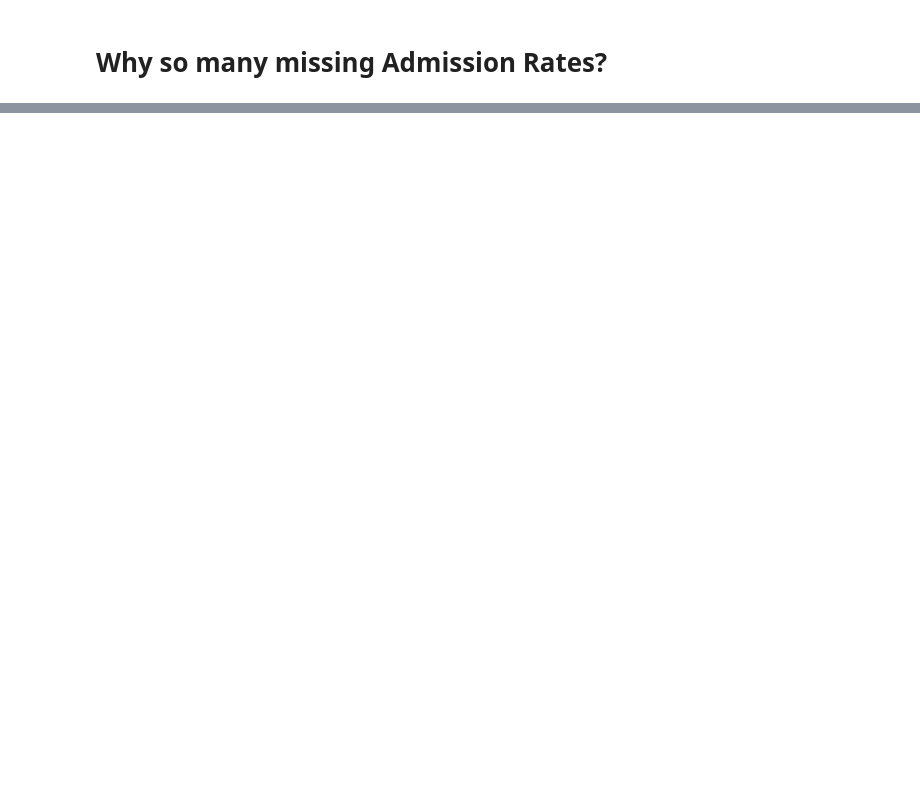
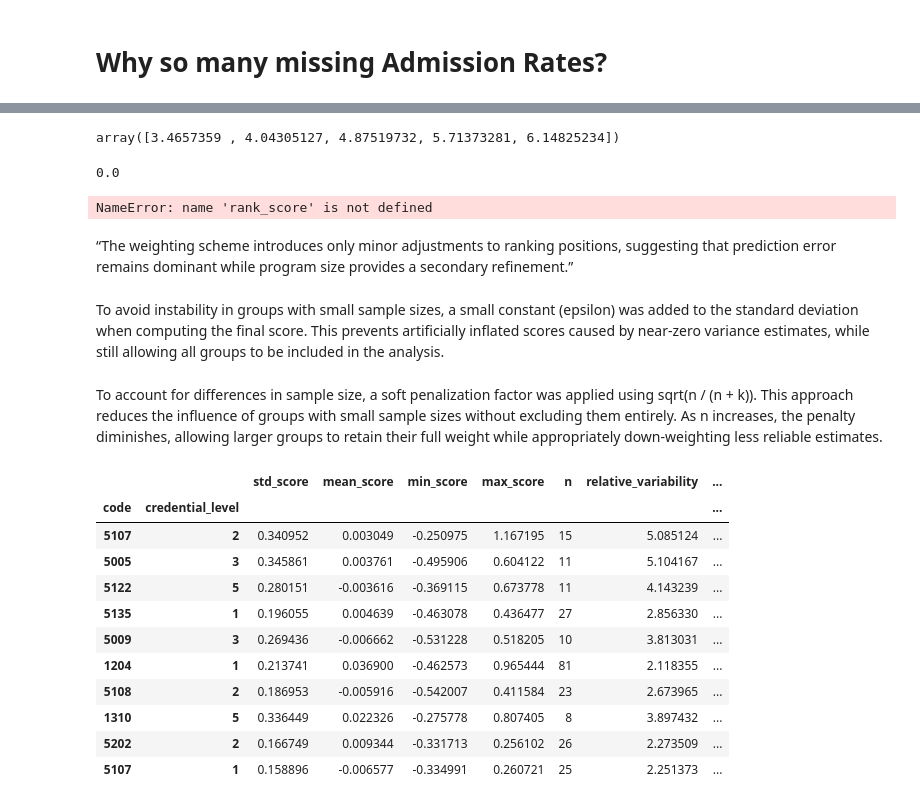
Before and after one commit to sebastianhonorat-dev/CAP_3764_2026_Spring_Team_6, a Jupyter notebook: notebooks/setup_residual_ranking.ipynb, the cells around one changed output, grey strips where cells are left out. Cells and saved outputs as stored; diff of their text form; code cells hidden in the pictures; blank space fills up the shorter version.

Commit message:
completed ML residual ranking

```diff
--- a/notebooks/setup_residual_ranking.ipynb
+++ b/notebooks/setup_residual_ranking.ipynb
@@ -293,0 +241,6 @@ save(tdf,file_type="",file_name="ml_scorecard_FL_programs.csv")
+# %%
+X_train, X_test, y_train, y_test = train_test_split(
+    X, y,
+    test_size=0.2,
+    random_state=RANDOM_STATE
+)
@@ -293,0 +552,64 @@ save(tdf,file_type="",file_name="ml_scorecard_FL_programs.csv")
+# %%
+np.percentile(np.log1p(error_df["4_yr_working_count"]), [25, 50, 75, 90, 95])
+# %% [output]
+array([3.4657359 , 4.04305127, 4.87519732, 5.71373281, 6.14825234])
+# %%
+rank_pct = error_df["pct_error"].rank()
+rank_score = error_df["score"].rank()
+
+adjustments = (rank_pct - rank_score).abs().mean()
+adjustments/len(error_df)
+# %% [output]
+0.0
+# %%
+error_df["rank_diff"] = (rank_score - rank_pct)
+
+# display(error_df.sort_values("score").head(10))
+error_df.sort_values("rank_diff").tail(10)
+error_df.sort_values("rank_diff").head(10)
+# %% [output]
+NameError: name 'rank_score' is not defined
+# %% [markdown]
+“The weighting scheme introduces only minor adjustments to ranking positions, suggesting that prediction error remains dominant while program size provides a secondary refinement.”
+# %% [markdown]
+To avoid instability in groups with small sample sizes, a small constant (epsilon) was added to the standard deviation when computing the final score. This prevents artificially inflated scores caused by near-zero variance estimates, while still allowing all groups to be included in the analysis.
+# %% [markdown]
+To account for differences in sample size, a soft penalization factor was applied using sqrt(n / (n + k)). This approach reduces the influence of groups with small sample sizes without excluding them entirely. As n increases, the penalty diminishes, allowing larger groups to retain their full weight while appropriately down-weighting less reliable estimates.
+# %%
+program_variability = (
+    error_df
+    .groupby(["code","credential_level"])
+    .agg(
+        std_score=("score", "std"),
+        mean_score=("score", "mean"),
+        min_score=("score", "min"),
+        max_score=("score", "max"),
+        n=("score", "size")
+    )
+)
+
+epsilon=0.064
+
+program_variability["relative_variability"] = (
+    program_variability["std_score"]/(program_variability["mean_score"].abs()+epsilon)
+)
+program_variability["rv_weighted"] = (
+    (program_variability["relative_variability"])
+    * (program_variability["n"]/(program_variability["n"]+10))
+)
+
+top_programs=program_variability.sort_values("rv_weighted", ascending=False).head(10)
+top_programs
+# %% [output]
+|  |  | std_score | mean_score | min_score | max_score | n | relative_variability | ... |
+| code | credential_level |  |  |  |  |  |  | ... |
+| 5107 | 2 | 0.340952 | 0.003049 | -0.250975 | 1.167195 | 15 | 5.085124 | ... |
+| 5005 | 3 | 0.345861 | 0.003761 | -0.495906 | 0.604122 | 11 | 5.104167 | ... |
+| 5122 | 5 | 0.280151 | -0.003616 | -0.369115 | 0.673778 | 11 | 4.143239 | ... |
+| 5135 | 1 | 0.196055 | 0.004639 | -0.463078 | 0.436477 | 27 | 2.856330 | ... |
+| 5009 | 3 | 0.269436 | -0.006662 | -0.531228 | 0.518205 | 10 | 3.813031 | ... |
+| 1204 | 1 | 0.213741 | 0.036900 | -0.462573 | 0.965444 | 81 | 2.118355 | ... |
+| 5108 | 2 | 0.186953 | -0.005916 | -0.542007 | 0.411584 | 23 | 2.673965 | ... |
+| 1310 | 5 | 0.336449 | 0.022326 | -0.275778 | 0.807405 | 8 | 3.897432 | ... |
+| 5202 | 2 | 0.166749 | 0.009344 | -0.331713 | 0.256102 | 26 | 2.273509 | ... |
+| 5107 | 1 | 0.158896 | -0.006577 | -0.334991 | 0.260721 | 25 | 2.251373 | ... |
```
Also changed, not shown: parts of 35 cells of this notebook, 5 other files.
